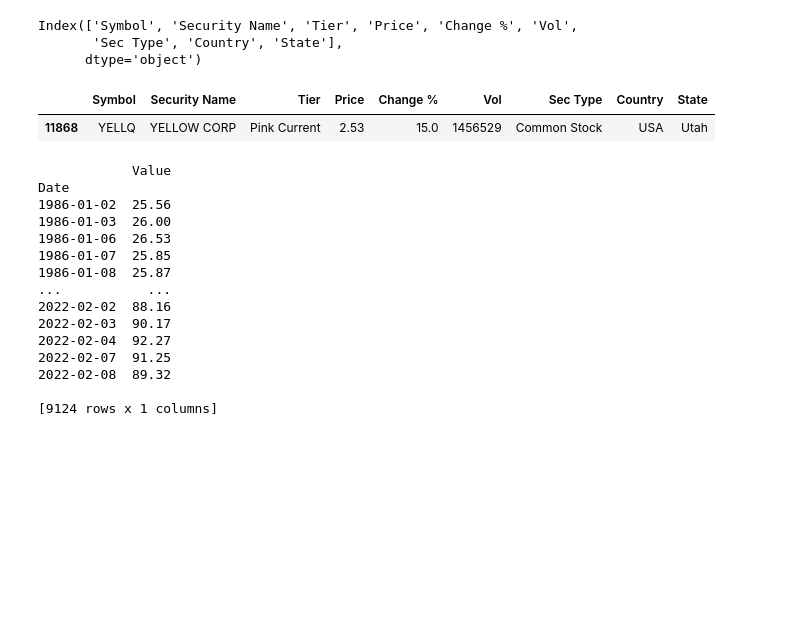
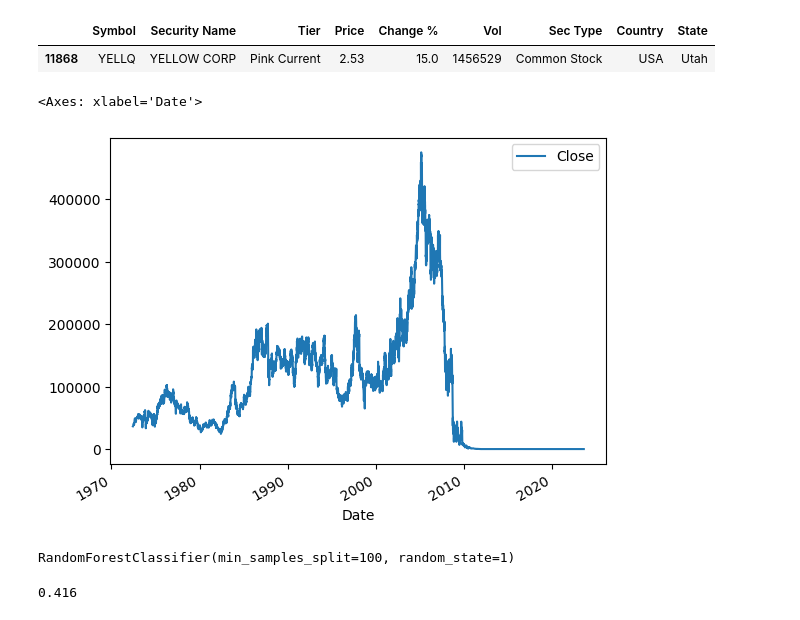
Before and after one commit to BIGM150/StockLens, a Jupyter notebook: notebooks/1.0_me_nasdaq_exploration.ipynb, the cells around one changed output. Cells and saved outputs as stored; diff of their text form; code cells hidden in the pictures; blank space fills up the shorter version.

Commit message:
Model

```diff
--- a/notebooks/1.0_me_nasdaq_exploration.ipynb
+++ b/notebooks/1.0_me_nasdaq_exploration.ipynb
@@ -10,9 +11,3 @@ df_stocks = pd.read_csv('..'+ os.getenv('over_the_counter'))
-# %%
-df_stocks.columns
-# %% [output]
-Index(['Symbol', 'Security Name', 'Tier', 'Price', 'Change %', 'Vol',
-       'Sec Type', 'Country', 'State'],
-      dtype='object')
 # %%
 # lets just choose YELLQ
 # Obtain the data from otcmarkets.com => traded stocks that are over the counter
@@ -20,23 +15,14 @@ df_stocks.loc[df_stocks['Symbol'] == 'YELLQ']
 # %% [output]
 |  | Symbol | Security Name | Tier | Price | Change % | Vol | Sec Type | Country | State |
 | 11868 | YELLQ | YELLOW CORP | Pink Current | 2.53 | 15.0 | 1456529 | Common Stock | USA | Utah |
-# %%
-nasdaqdatalink.read_key( os.getenv('nasdaq_key'))
-data = nasdaqdatalink.get("EIA/PET_RWTC_D")
-print(data)
-# %% [output]
-            Value
-Date
-1986-01-02  25.56
-1986-01-03  26.00
-1986-01-06  26.53
-1986-01-07  25.85
-1986-01-08  25.87
-...           ...
-2022-02-02  88.16
-2022-02-03  90.17
-2022-02-04  92.27
-2022-02-07  91.25
-2022-02-08  89.32
-
-[9124 rows x 1 columns]
+# %%
+#https://www.youtube.com/watch?v=1O_BenficgE&ab_channel=Dataquest
+import yfinance as yf
+
+yellq= yf.Ticker("YELLQ")
+yellq_data =yellq.history(period="max")
+
+yellq_data.plot.line(y="Close",use_index=True)
+# %% [output]
+<Axes: xlabel='Date'>
+[figure, added]
@@ -42,0 +32,16 @@ Date
+# %%
+from sklearn.ensemble import RandomForestClassifier
+model = RandomForestClassifier(n_estimators=100 , min_samples_split=100,random_state=1)
+
+train = yellq_data.iloc[:-500]
+test = yellq_data.iloc[-500:]
+predictors=["Close","Volume","Open","High","Low"]
+model.fit(train[predictors],train["Target"])
+# %% [output]
+RandomForestClassifier(min_samples_split=100, random_state=1)
+# %%
+from sklearn.metrics import precision_score
+preds = pd.Series(model.predict(test[predictors]),index=test.index)
+precision_score(test["Target"],preds)
+# %% [output]
+0.416
```
Also changed, not shown: parts of 10 cells of this notebook.
